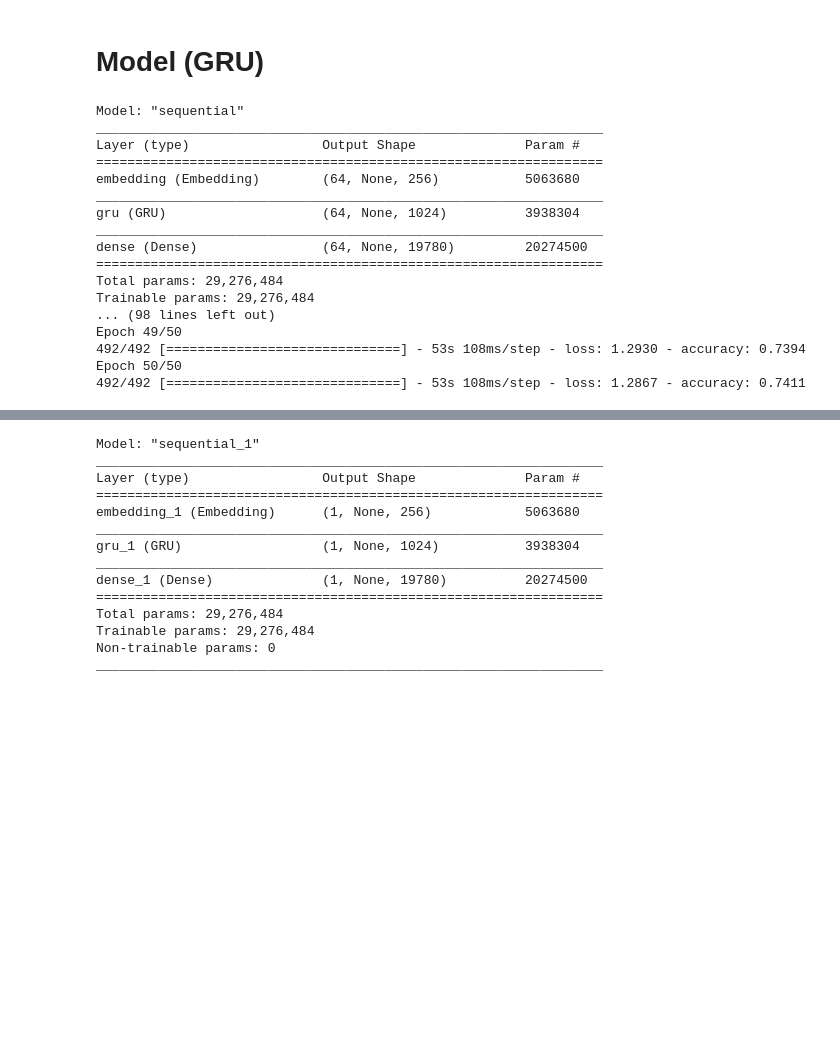
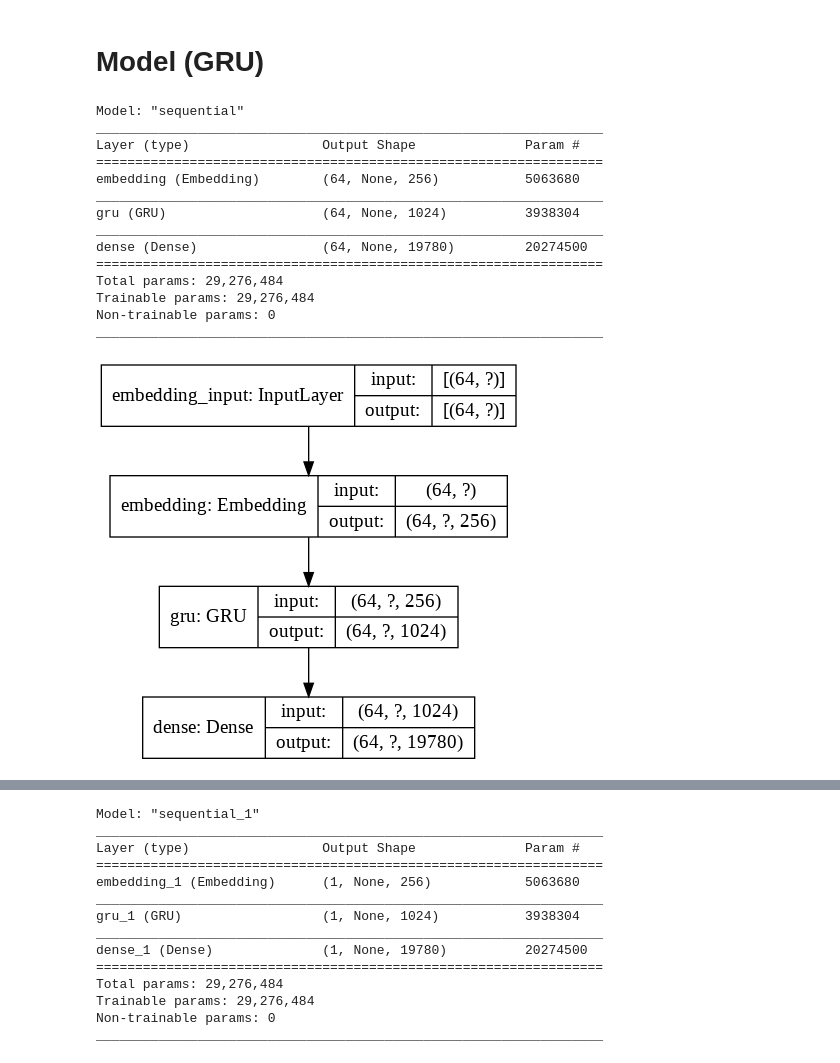
Before and after one commit to aaBadri/persian-poetry-creator, a Jupyter notebook: word.ipynb, the cells around one changed output, grey strips where cells are left out. Drawn from its saved outputs; the diff is of its cells as text; code cells hidden in the pictures; blank space fills up the shorter version.

Commit message:
Add graph

```diff
--- a/word.ipynb
+++ b/word.ipynb
@@ -81,7 +83,6 @@ gru_model = create_model_gru(vocab_size = len(vocab), embedding_dim=embedding_di
 gru_model.summary()
 
 gru_model.compile(optimizer='adam', loss=keras.losses.SparseCategoricalCrossentropy(from_logits=True), metrics=['accuracy'])
-history = gru_model.fit(dataset, epochs=50)
 # %% [output]
 Model: "sequential"
 _________________________________________________________________
@@ -95,8 +96,9 @@ dense (Dense)                (64, None, 19780)         20274500
 =================================================================
 Total params: 29,276,484
 Trainable params: 29,276,484
-... (98 lines left out)
-Epoch 49/50
-492/492 [==============================] - 53s 108ms/step - loss: 1.2930 - accuracy: 0.7394
-Epoch 50/50
-492/492 [==============================] - 53s 108ms/step - loss: 1.2867 - accuracy: 0.7411
+Non-trainable params: 0
+_________________________________________________________________
+# %%
+keras.utils.plot_model(gru_model, show_shapes=True, show_layer_names=True, expand_nested=True)
+# %% [output]
+[figure, added]
```
Also changed, not shown: parts of 6 cells of this notebook.
